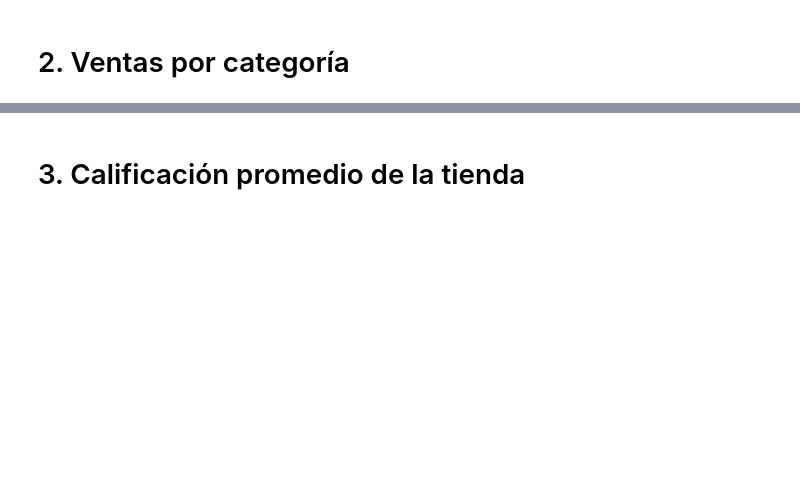
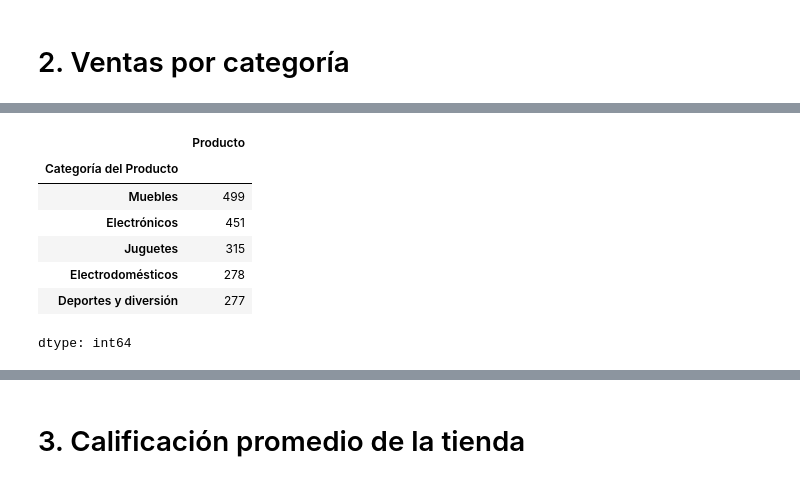
Before and after one commit to armando030/analisis-py, a Jupyter notebook: AluraStoreLatam.ipynb, the cells around one changed output, grey strips where cells are left out. Drawn from its saved outputs; the diff is of its cells as text; code cells hidden in the pictures; blank space fills up the shorter version.

```diff
--- a/AluraStoreLatam.ipynb
+++ b/AluraStoreLatam.ipynb
@@ -51,0 +90,12 @@ memory usage: 221.3+ KB
+# %%
+categoria = tienda3.groupby('Categoría del Producto')['Producto'].count().sort_values(ascending=False)
+categoria.head()
+# %% [output]
+|  | Producto |
+| Categoría del Producto |  |
+| Muebles | 499 |
+| Electrónicos | 451 |
+| Juguetes | 315 |
+| Electrodomésticos | 278 |
+| Deportes y diversión | 277 |
+dtype: int64
```
Also changed, not shown: parts of 15 cells of this notebook.
